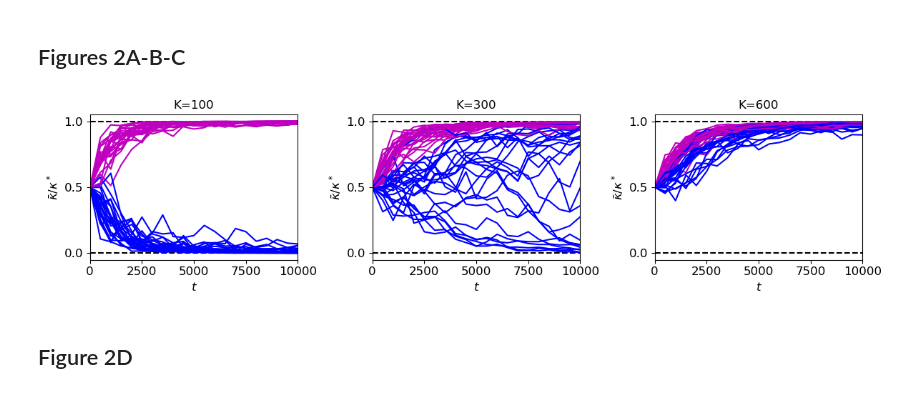
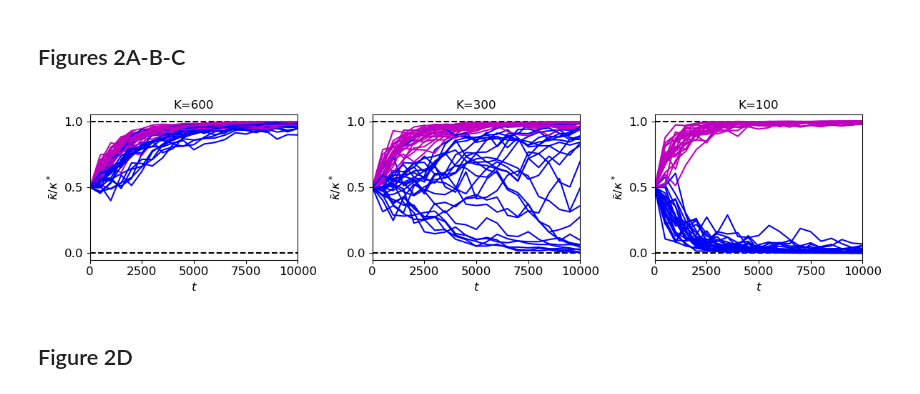
Before and after one commit to orivoire/evosexdimo, a Jupyter notebook: Figs.ipynb, the cells around one changed output. Cells and saved outputs as stored; diff of their text form; code cells hidden in the pictures.

```diff
--- a/Figs.ipynb
+++ b/Figs.ipynb
@@ -85,34 +88,34 @@ xlabel(L"$\ln(q_m/q_f)$",fontsize=12); ylabel(L"$\kappa/\kappa^*$",fontsize=12);
 # %%
 K_range = [100, 300, 600]
 filename = "data_fig2ABC"
 res = Dict()
 open("_Outputs/"*filename*".txt") do f
     for line in eachline(f)
         content = split(line, " ")
         key = (parse(Int,content[1]),parse(Int,content[2]))
         res[key] = reshape([parse(Float64,x) for x in content[3:end]], (2,Int(length(content[3:end])/2)))
     end
 end
 
 figure(figsize=(12, 3));
 for k = 1:length(K_range)
     subplot(1,3,k)
-    title("K=$(K_range[k])")
+    title("K=$(K_range[4-k])")
     xlim([0,T/tau]); ylim([-0.05,1.05]);
     xticks(0:5:T/tau, 0:5*tau:T)
     axhline(0, ls="--", color="k")
     axhline(1, ls="--", color="k")
     for i = 1:Nstat
-        rstat = res[k,i]
+        rstat = res[4-k,i]
         plot(0:size(rstat)[2]-1, rstat[1,:]/kstar, "m")
         plot(0:size(rstat)[2]-1, rstat[2,:]/kstar, "b")
     end
     xticks(fontsize=12); yticks([0,.5,1], fontsize=12);
     xlabel(L"$t$",fontsize=12); ylabel(L"$\bar\kappa/\kappa^*$",fontsize=12);
 end
 tight_layout();
 # %% [output]
-[figure, old version]
+[figure, new version]
 # %% [markdown]
 ## Figure 2D
 # %%
```
Also changed, not shown: parts of 20 cells of this notebook, 1 other file.
